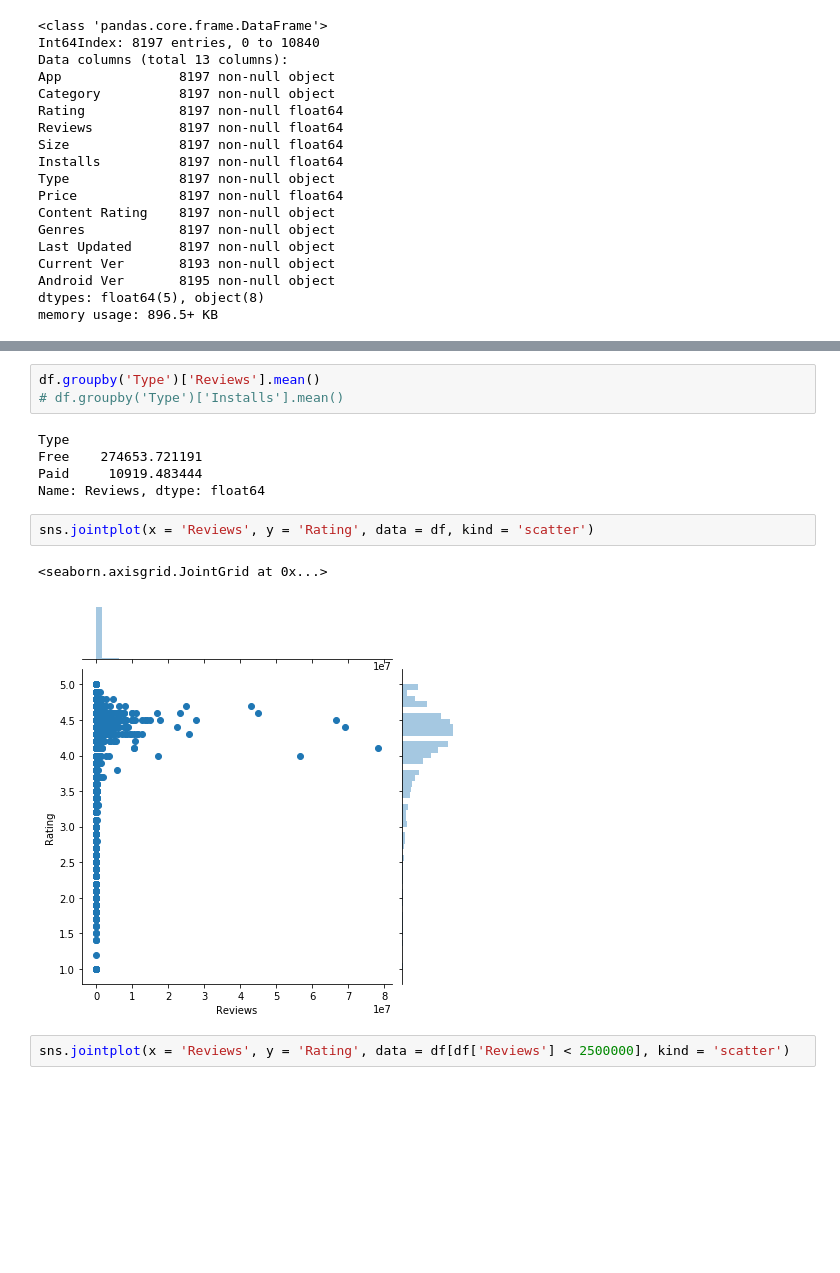
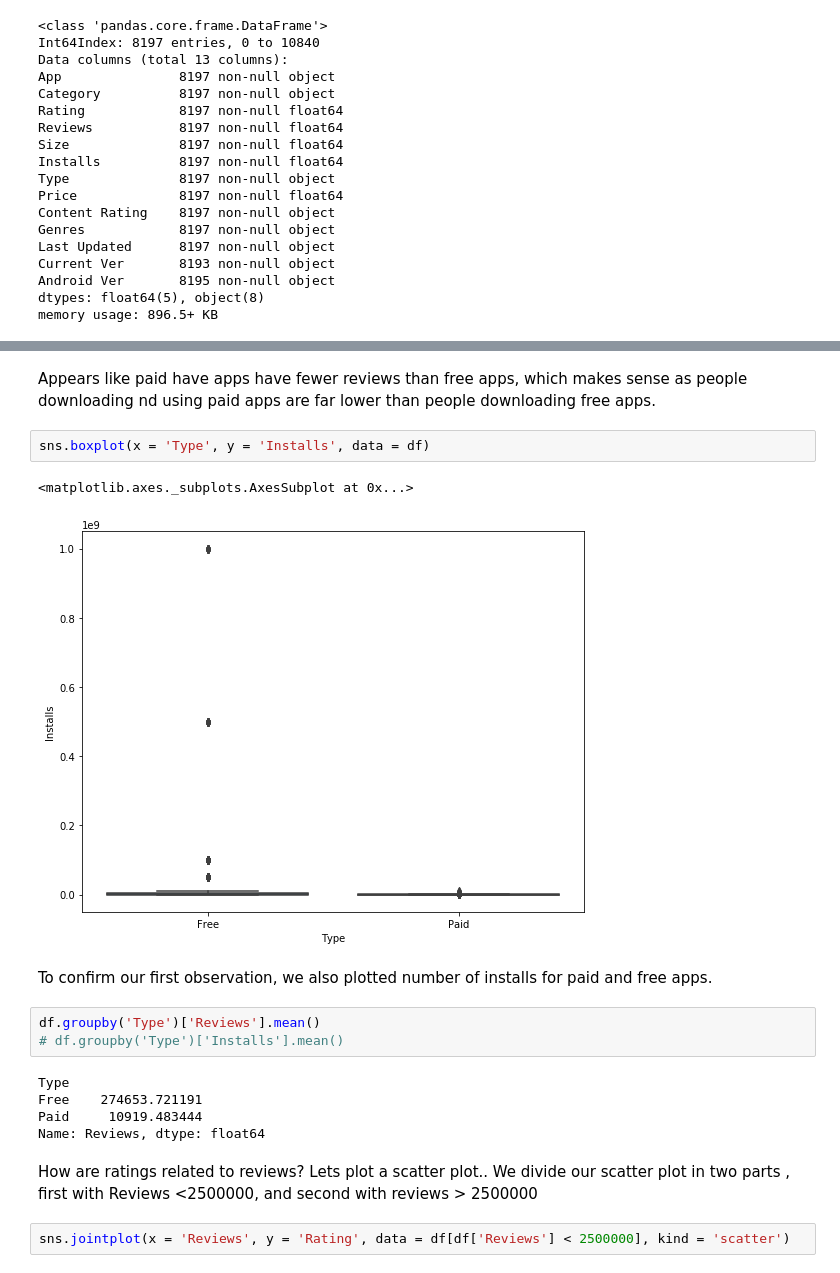
Before and after one commit to satarupa5/GooglePlayStore, a Jupyter notebook: EDA_Final.ipynb, the cells around one changed output, grey strips where cells are left out. Drawn from its saved outputs; the diff is of its cells as text; blank space fills up the shorter version.

```diff
--- a/EDA_Final.ipynb
+++ b/EDA_Final.ipynb
@@ -353,3 +379,12 @@ sns.boxplot(x = 'Type', y = 'Reviews', data = df)
+# %% [markdown]
+Appears like paid have apps have fewer reviews than free apps, which makes sense as people downloading nd using paid apps are far lower than people downloading free apps.
+# %%
+sns.boxplot(x = 'Type', y = 'Installs', data = df)
+# %% [output]
+<matplotlib.axes._subplots.AxesSubplot at 0x...>
+[figure, added]
+# %% [markdown]
+To confirm our first observation, we also plotted number of installs for paid and free apps.
 # %%
 df.groupby('Type')['Reviews'].mean()
 # df.groupby('Type')['Installs'].mean()
@@ -358,11 +393,8 @@ Type
 Free    274653.721191
 Paid     10919.483444
 Name: Reviews, dtype: float64
-# %%
-sns.jointplot(x = 'Reviews', y = 'Rating', data = df, kind = 'scatter')
-# %% [output]
-<seaborn.axisgrid.JointGrid at 0x...>
-[figure, removed]
+# %% [markdown]
+How are ratings related to reviews? Lets plot a scatter plot.. We divide our scatter plot in two parts , first with Reviews <2500000, and second with reviews > 2500000
 # %%
 sns.jointplot(x = 'Reviews', y = 'Rating', data = df[df['Reviews'] < 2500000], kind = 'scatter')
 # %% [output]
```
Also changed, not shown: parts of 63 cells of this notebook.
